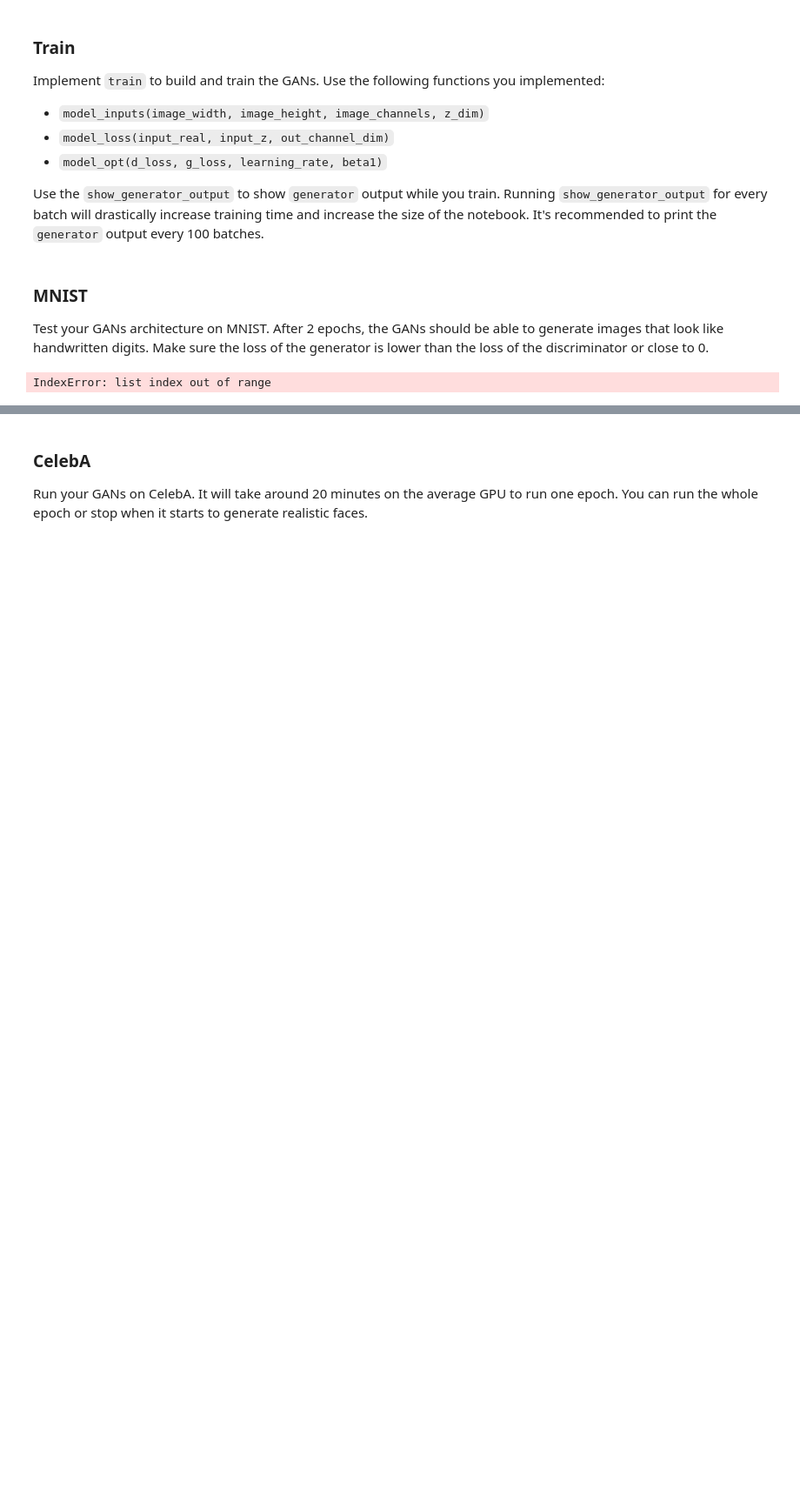
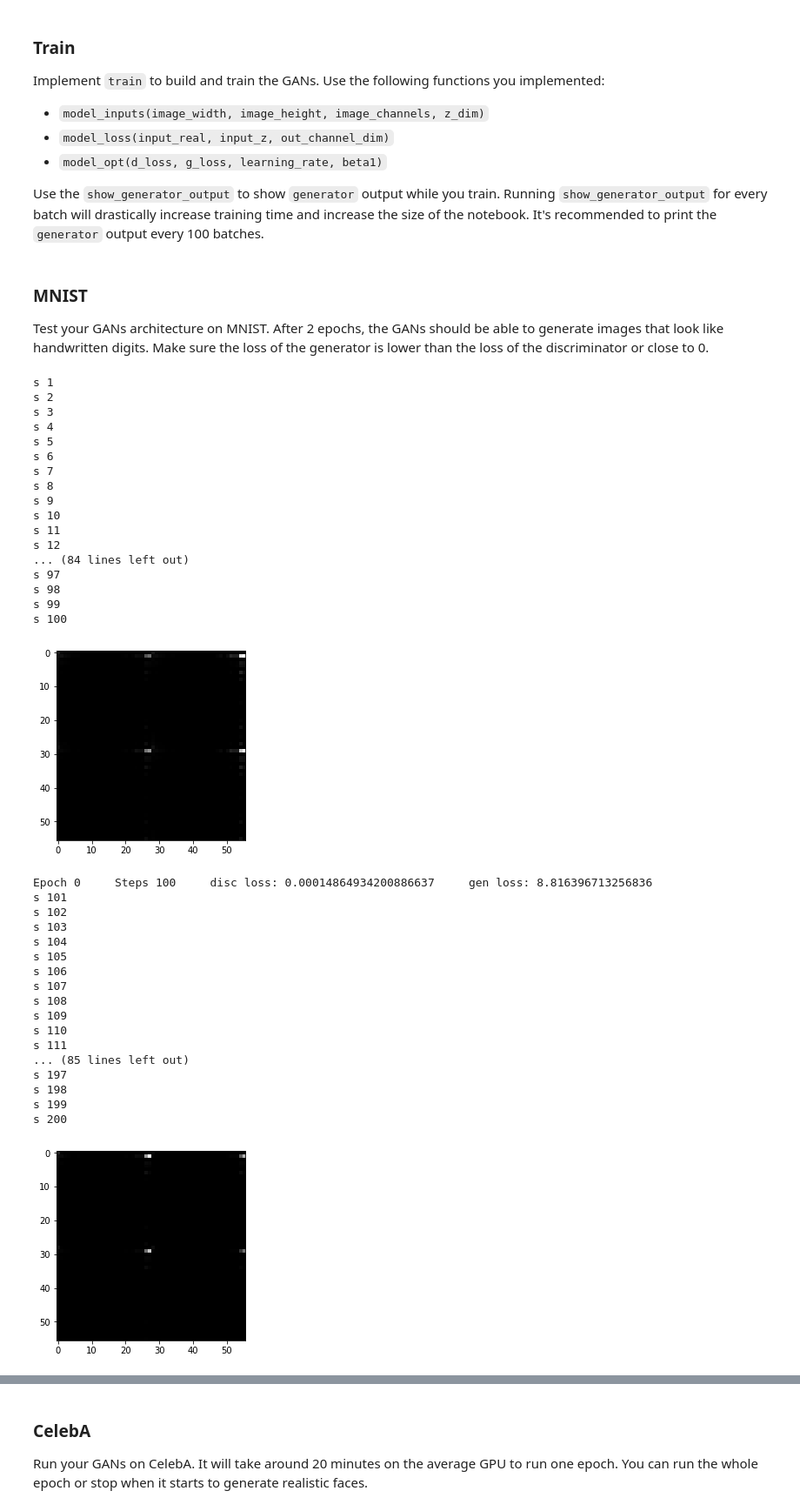
Before and after one commit to danielwillemse/face_gen, a Jupyter notebook: dlnd_face_generation.ipynb, the cells around one changed output, grey strips where cells are left out. Shown: that part at 87% size. Cells and saved outputs as stored; diff of their text form; code cells hidden in the pictures; blank space fills up the shorter version.

```diff
--- a/dlnd_face_generation.ipynb
+++ b/dlnd_face_generation.ipynb
@@ -337,37 +333,88 @@ def train(epoch_count, batch_size, z_dim, learning_rate, beta1, get_batches, dat
     :param data_image_mode: The image mode to use for images ("RGB" or "L")
     """
     # TODO: Build Model
-    tf.reset_default_graph()
+    # tf.reset_default_graph()
 
     input_real, input_z, learn_rate = model_inputs(data_shape[1], data_shape[2], data_shape[3], z_dim)
-    disc_loss, gen_loss = model_loss(input_real, input_z, z_dim)
+    out_channel_dim = len(data_image_mode) # "L" => 1, "RGB" => 3
+    disc_loss, gen_loss = model_loss(input_real, input_z, out_channel_dim)
     disc_opt, gen_opt = model_opt(disc_loss, gen_loss, learning_rate, beta1)
 
-#     with tf.Session() as sess:
-#         sess.run(tf.global_variables_initializer())
-#         for epoch_i in range(epoch_count):
-#             for batch_images in get_batches(batch_size):
-#                 batch_z = np.random.uniform(-1, 1, size=(batch_size, z_dim))
+    steps = 0
 
-#                 _ = sess.run(disc_opt, feed_dict={input_real: batch_images, input_z: batch_z, learn_rate: learning_rate})
-#                 _ = sess.run(gen_opt,  feed_dict={   input_z: batch_z,   input_real: batch_images, learn_rate: learning_rate})
+    with tf.Session() as sess:
+        sess.run(tf.global_variables_initializer())
+        for epoch_i in range(epoch_count):
+            for batch_images in get_batches(batch_size):
+                steps += 1
+                print('s', steps)
+                batch_z = np.random.uniform(-1, 1, size=(batch_size, z_dim))
+
+                _ = sess.run(disc_opt, feed_dict={input_real: batch_images, input_z: batch_z, learn_rate: learning_rate})
+                _ = sess.run(gen_opt,  feed_dict={input_real: batch_images, input_z: batch_z, learn_rate: learning_rate})
+
+                if steps % 100 == 0:
+                    show_generator_output(sess, 4, input_z, out_channel_dim, data_image_mode)
+
+                    train_loss_disc = disc_loss.eval({input_z: batch_z, input_real: batch_images})
+                    train_loss_gen = gen_loss.eval({input_z: batch_z})
+
+                    print("Epoch {}    ".format(epoch_i),
+                          "Steps {}    ".format(steps),
+                         "disc loss: {}    ".format(train_loss_disc),
+                         "gen loss: {}".format(train_loss_gen))
 # %% [markdown]
 ### MNIST
 Test your GANs architecture on MNIST.  After 2 epochs, the GANs should be able to generate images that look like handwritten digits.  Make sure the loss of the generator is lower than the loss of the discriminator or close to 0.
 # %%
 batch_size = 64
-z_dim = 100
-learning_rate = 0.0002
+z_dim = 64
+learning_rate = 0.005 #0.0002
 beta1 = 0.5
 
 """
 DON'T MODIFY ANYTHING IN THIS CELL THAT IS BELOW THIS LINE
 """
 epochs = 2
 
 mnist_dataset = helper.Dataset('mnist', glob(os.path.join(data_dir, 'mnist/*.jpg')))
 with tf.Graph().as_default():
     train(epochs, batch_size, z_dim, learning_rate, beta1, mnist_dataset.get_batches,
           mnist_dataset.shape, mnist_dataset.image_mode)
 # %% [output]
-IndexError: list index out of range
+s 1
+s 2
+s 3
+s 4
+s 5
+s 6
+s 7
+s 8
+s 9
+s 10
+s 11
+s 12
+... (84 lines left out)
+s 97
+s 98
+s 99
+s 100
+[figure, added]
+Epoch 0     Steps 100     disc loss: 0.00014864934200886637     gen loss: 8.816396713256836
+s 101
+s 102
+s 103
+s 104
+s 105
+s 106
+s 107
+s 108
+s 109
+s 110
+s 111
+... (85 lines left out)
+s 197
+s 198
+s 199
+s 200
+[figure, added]
```
Also changed, not shown: parts of 3 cells of this notebook.
